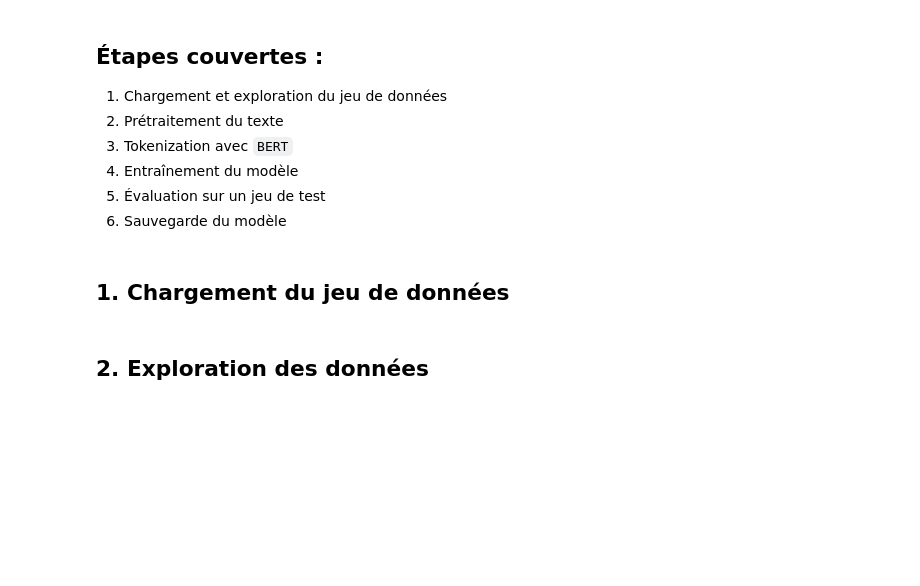
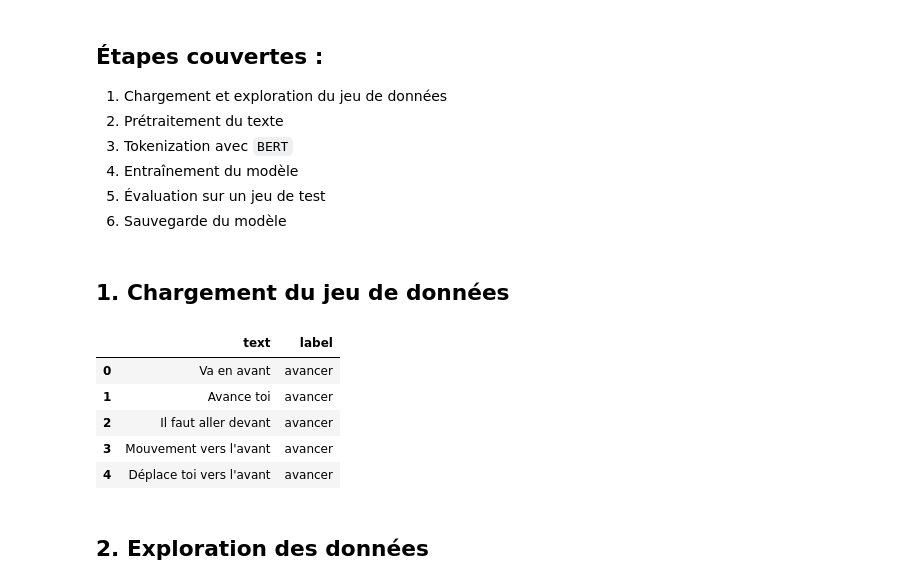
Before and after one commit to TitanSage02/VoxThymio, a Jupyter notebook: v2/notebooks/classification_intention_robot.ipynb, the cells around one changed output. Drawn from its saved outputs; the diff is of its cells as text; code cells hidden in the pictures; blank space fills up the shorter version.

```diff
--- a/v2/notebooks/classification_intention_robot.ipynb
+++ b/v2/notebooks/classification_intention_robot.ipynb
@@ -17,9 +17,16 @@ Ce notebook contient toutes les étapes pour entraîner un modèle de classifica
 # %%
 import pandas as pd
 
 # Chargement des données
-df = pd.read_csv('intent_dataset.csv')
+df = pd.read_csv('Intent_dataset.csv')
 df.head()
+# %% [output]
+|  | text | label |
+| 0 | Va en avant | avancer |
+| 1 | Avance toi | avancer |
+| 2 | Il faut aller devant | avancer |
+| 3 | Mouvement vers l'avant | avancer |
+| 4 | Déplace toi vers l'avant | avancer |
 # %% [markdown]
 ## 2. Exploration des données
 # %%
```
Also changed, not shown: parts of 5 cells of this notebook.
